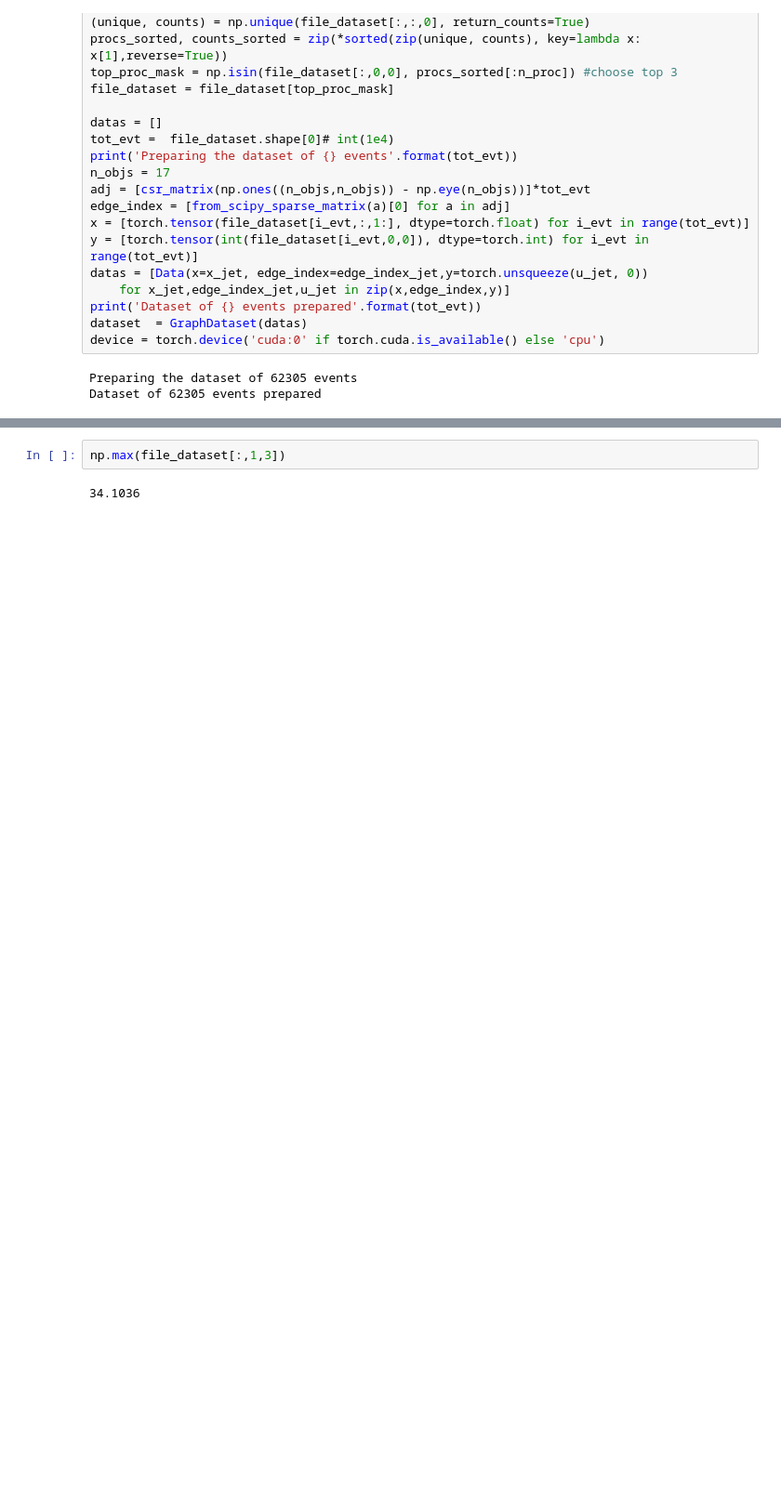
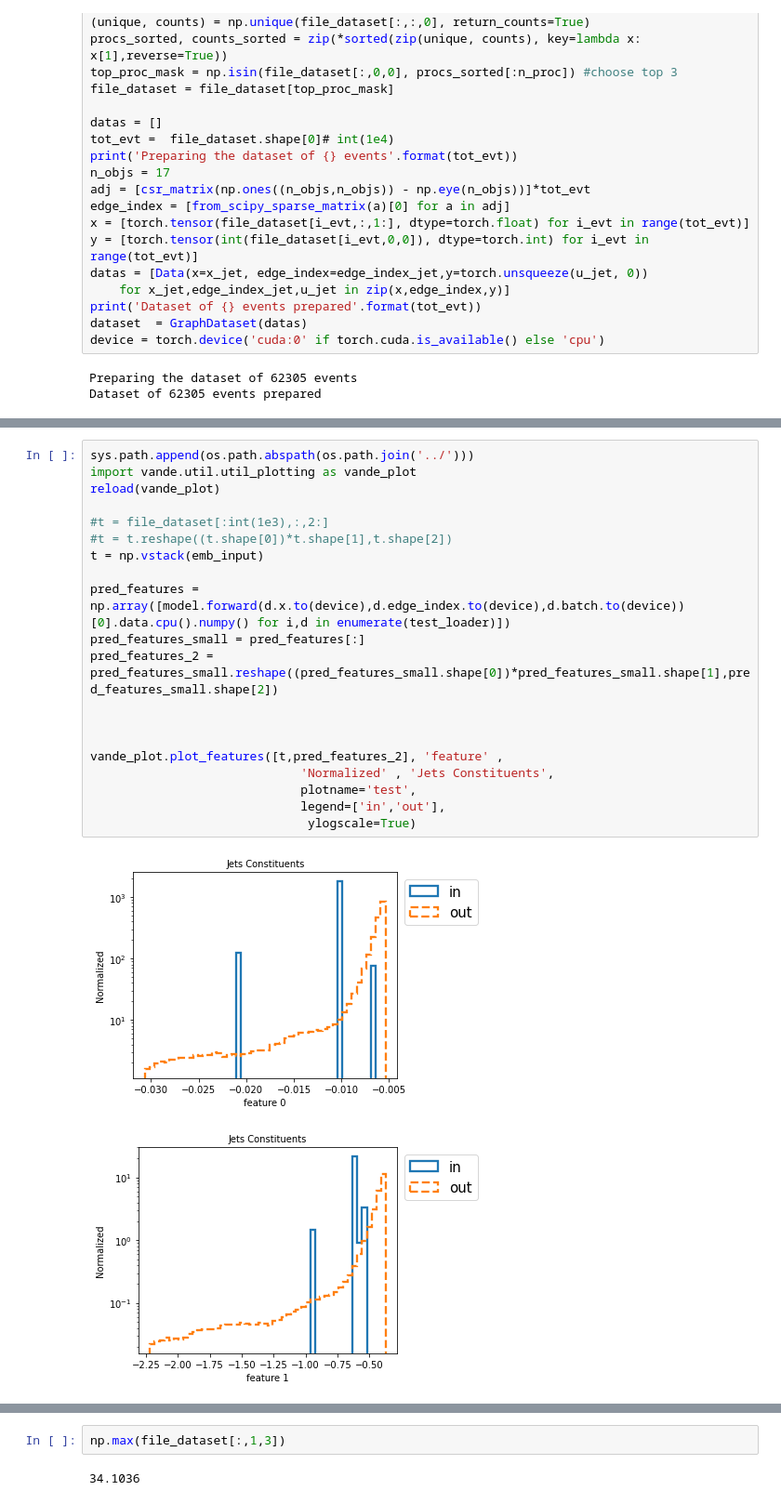
Before and after one commit to chernyavskaya/AnomalyClustering, a Jupyter notebook: testing_graph_clustering.ipynb, the cells around one changed output, grey strips where cells are left out. Shown: that part at 93% size. Drawn from its saved outputs; the diff is of its cells as text; blank space fills up the shorter version.

```diff
--- a/testing_graph_clustering.ipynb
+++ b/testing_graph_clustering.ipynb
@@ -145,0 +124,23 @@ vande_plot.plot_features([t,pred_features_2], 'feature' ,
+# %%
+sys.path.append(os.path.abspath(os.path.join('../')))
+import vande.util.util_plotting as vande_plot
+reload(vande_plot)
+
+#t = file_dataset[:int(1e3),:,2:]
+#t = t.reshape((t.shape[0])*t.shape[1],t.shape[2])
+t = np.vstack(emb_input)
+
+pred_features = np.array([model.forward(d.x.to(device),d.edge_index.to(device),d.batch.to(device))[0].data.cpu().numpy() for i,d in enumerate(test_loader)])
+pred_features_small = pred_features[:]
+pred_features_2 = pred_features_small.reshape((pred_features_small.shape[0])*pred_features_small.shape[1],pred_features_small.shape[2])
+
+
+
+vande_plot.plot_features([t,pred_features_2], 'feature' ,
+                             'Normalized' , 'Jets Constituents',
+                             plotname='test',
+                             legend=['in','out'],
+                              ylogscale=True)
+# %% [output]
+[figure, added]
+[figure, added]
```
Also changed, not shown: parts of 47 cells of this notebook, 1 other file.
